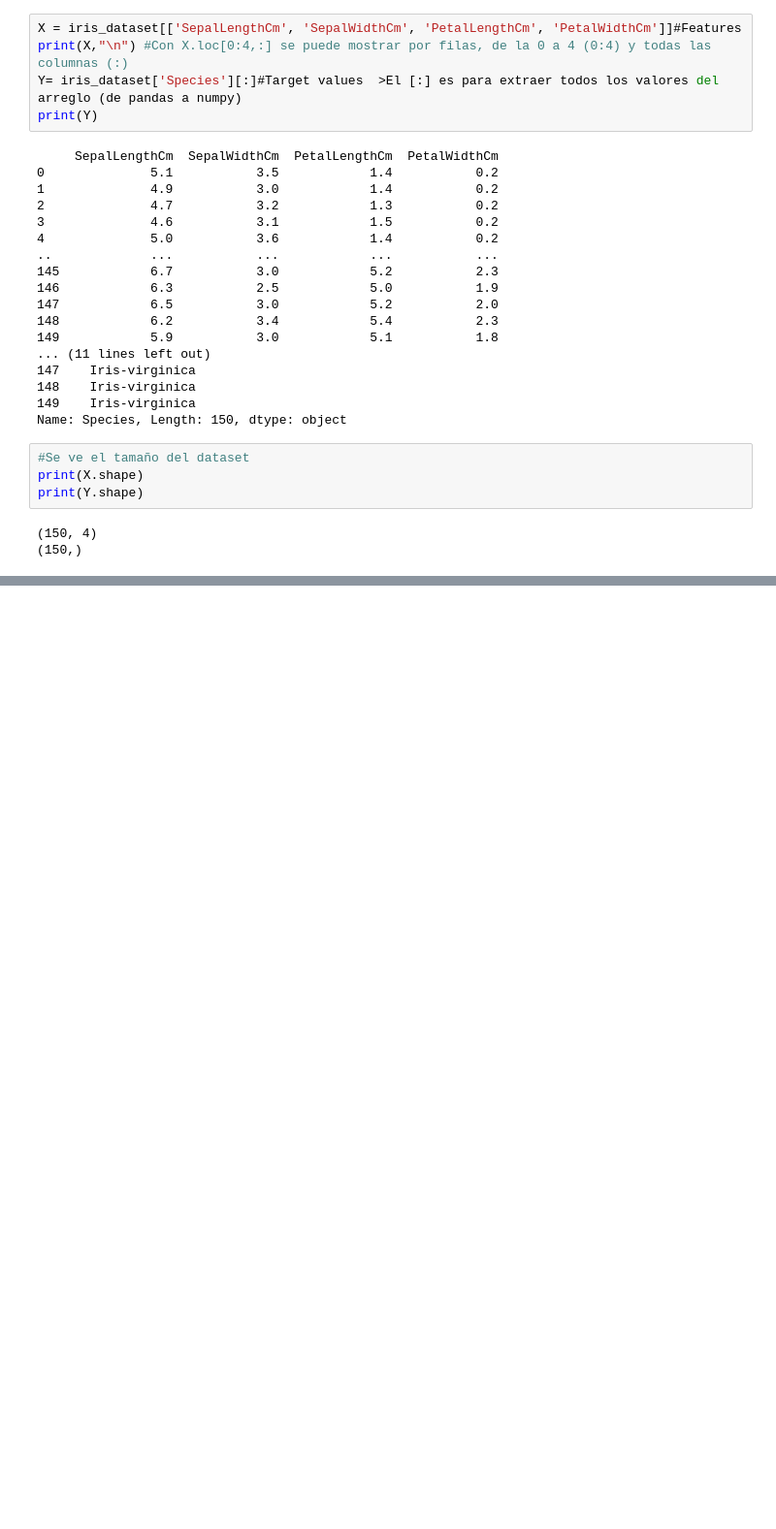
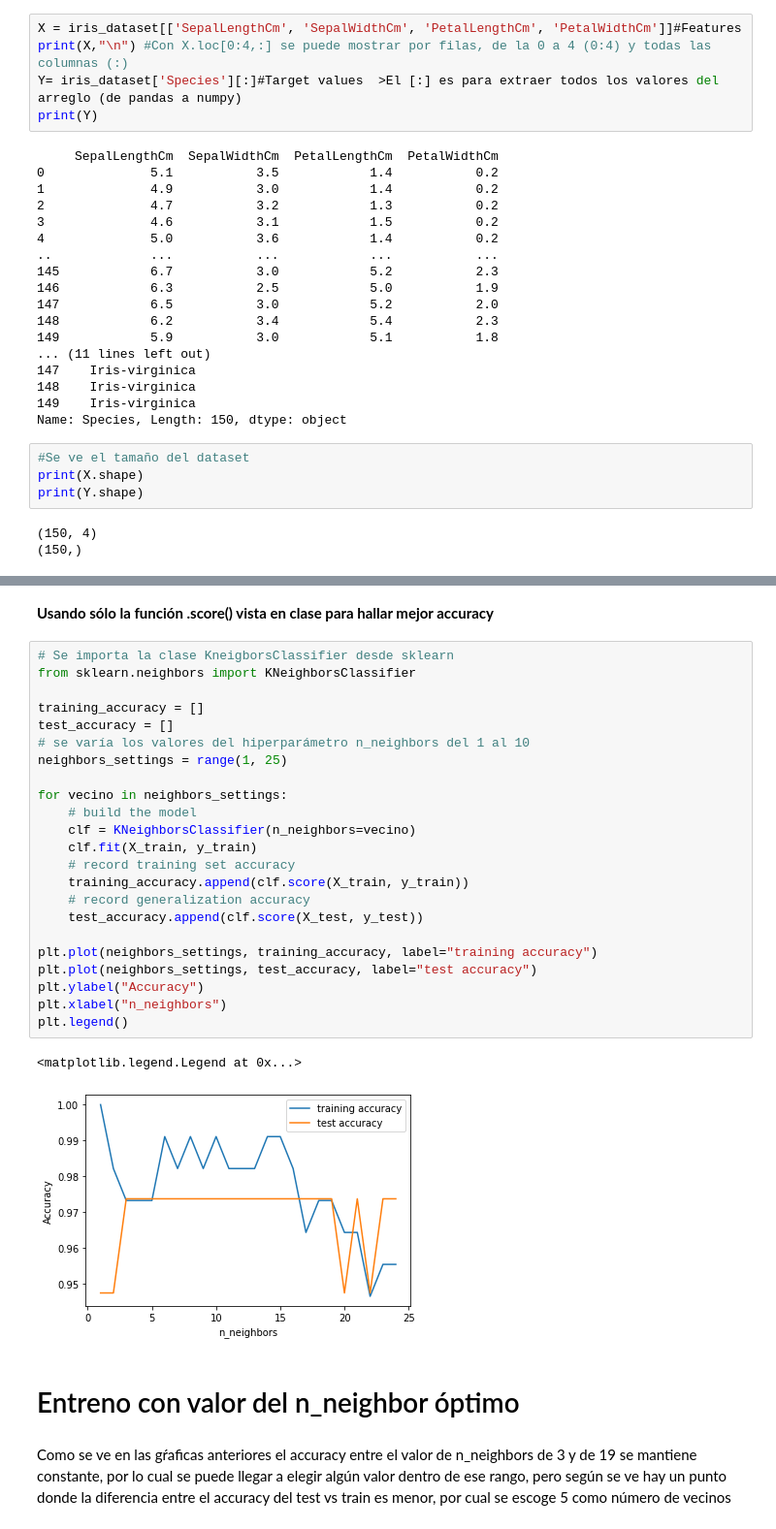
Before and after one commit to felipe-tobar-s/KNNiris_test, a Jupyter notebook: IrisExample.ipynb, the cells around one changed output, grey strips where cells are left out. Shown: that part at 97% size. Drawn from its saved outputs; the diff is of its cells as text; blank space fills up the shorter version.

```diff
--- a/IrisExample.ipynb
+++ b/IrisExample.ipynb
@@ -160,0 +215,32 @@ X_train, X_test, y_train, y_test = train_test_split(X, Y, test_size= 0.3, random
+# %% [markdown]
+**Usando sólo la función .score() vista en clase para hallar mejor accuracy**
+# %%
+# Se importa la clase KneigborsClassifier desde sklearn
+from sklearn.neighbors import KNeighborsClassifier
+
+training_accuracy = []
+test_accuracy = []
+# se varía los valores del hiperparámetro n_neighbors del 1 al 10
+neighbors_settings = range(1, 25)
+
+for vecino in neighbors_settings:
+    # build the model
+    clf = KNeighborsClassifier(n_neighbors=vecino)
+    clf.fit(X_train, y_train)
+    # record training set accuracy
+    training_accuracy.append(clf.score(X_train, y_train))
+    # record generalization accuracy
+    test_accuracy.append(clf.score(X_test, y_test))
+
+plt.plot(neighbors_settings, training_accuracy, label="training accuracy")
+plt.plot(neighbors_settings, test_accuracy, label="test accuracy")
+plt.ylabel("Accuracy")
+plt.xlabel("n_neighbors")
+plt.legend()
+# %% [output]
+<matplotlib.legend.Legend at 0x...>
+[figure, added]
+# %% [markdown]
+# Entreno con valor del n_neighbor óptimo
+# %% [markdown]
+Como se ve en las gŕaficas anteriores el accuracy entre el valor de n_neighbors de 3 y de 19 se mantiene constante, por lo cual se puede llegar a elegir algún valor dentro de ese rango, pero según se ve hay un punto donde la diferencia entre el accuracy del test vs train es menor, por cual se escoge 5 como número de vecinos
```
Also changed, not shown: parts of 35 cells of this notebook.
